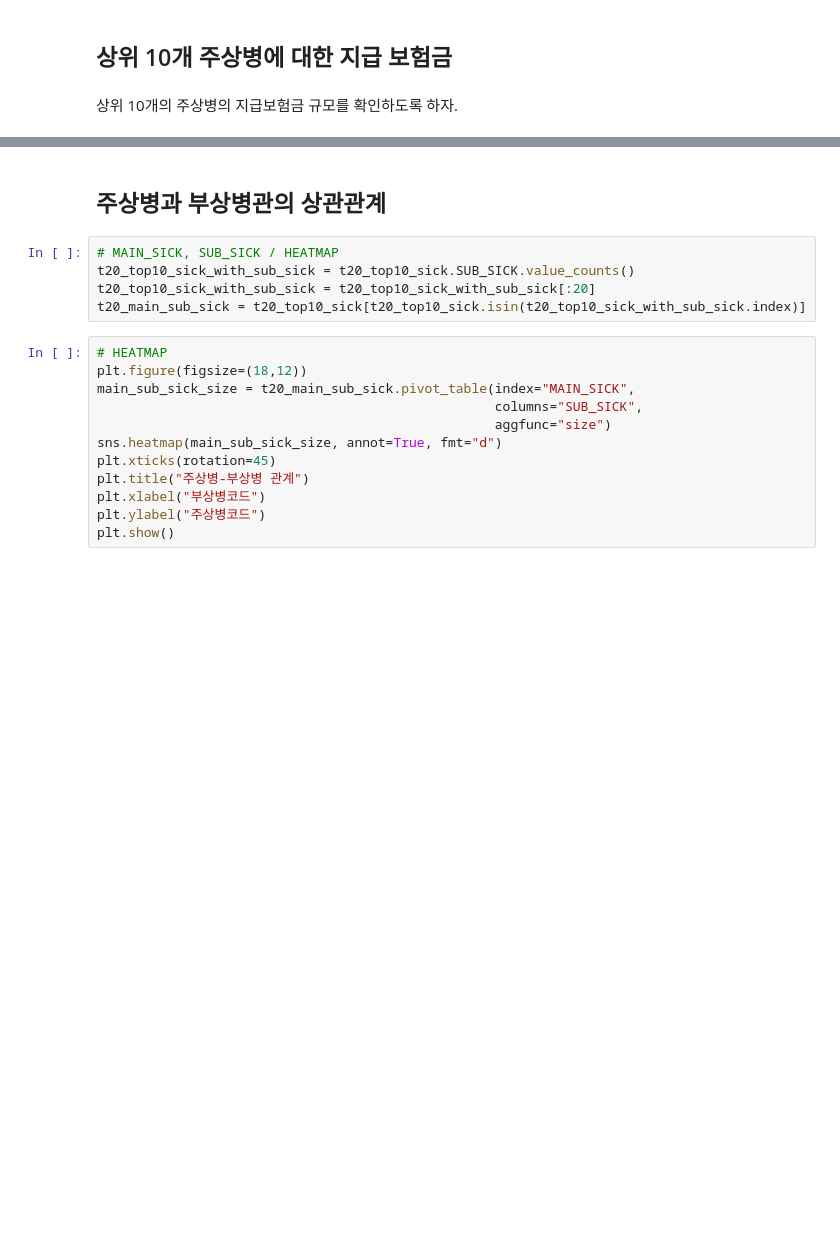
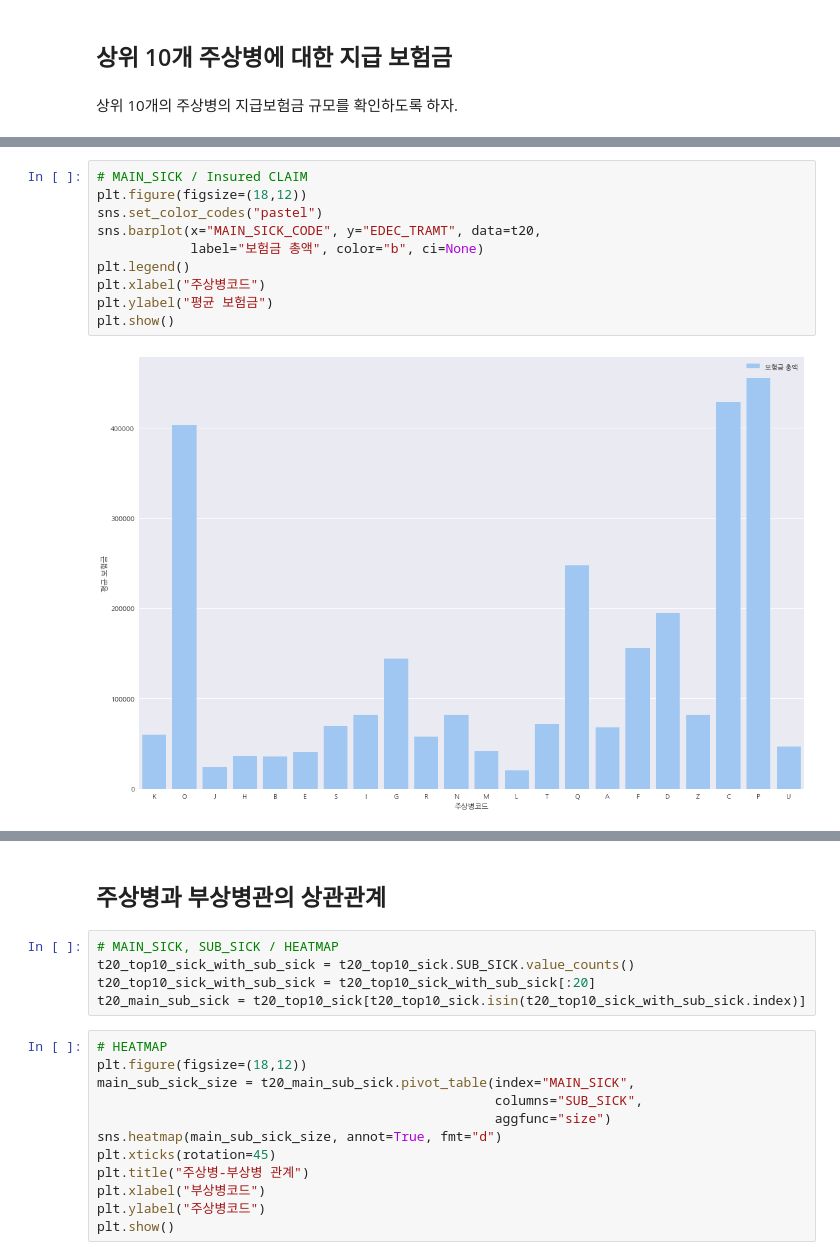
Before and after one commit to yolo0220/National_Health_Insurance_Sharing_Service_Project, a Jupyter notebook: Exploratory_Data_Analysis.ipynb, the cells around one changed output, grey strips where cells are left out. Drawn from its saved outputs; the diff is of its cells as text; blank space fills up the shorter version.

```diff
--- a/Exploratory_Data_Analysis.ipynb
+++ b/Exploratory_Data_Analysis.ipynb
@@ -342,0 +347,12 @@ plt.show()
+# %%
+# MAIN_SICK / Insured CLAIM
+plt.figure(figsize=(18,12))
+sns.set_color_codes("pastel")
+sns.barplot(x="MAIN_SICK_CODE", y="EDEC_TRAMT", data=t20,
+            label="보험금 총액", color="b", ci=None)
+plt.legend()
+plt.xlabel("주상병코드")
+plt.ylabel("평균 보험금")
+plt.show()
+# %% [output]
+[figure, added]
```
Also changed, not shown: parts of 21 cells of this notebook.
